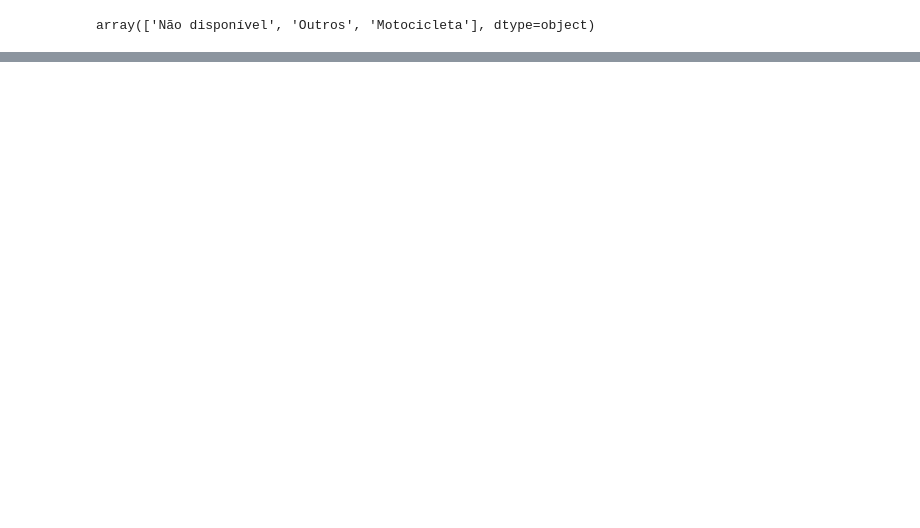
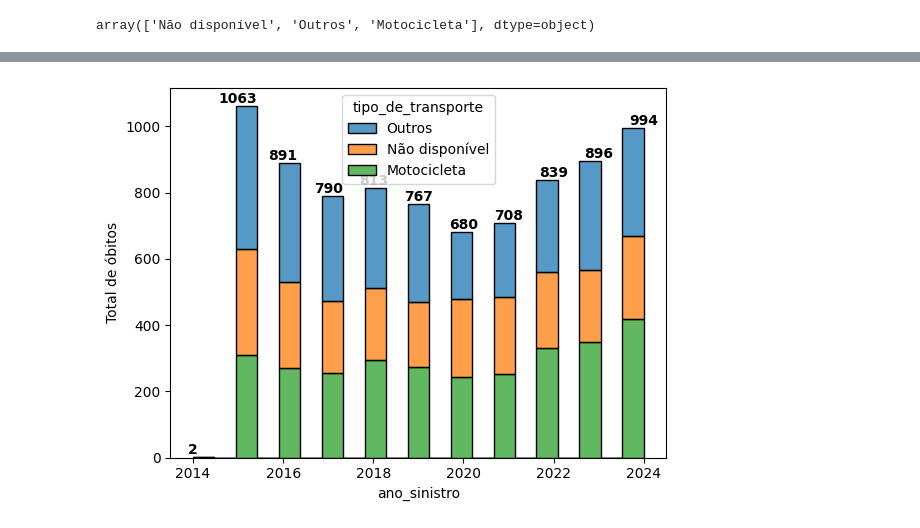
Before and after one commit to ml-pucciarelli/papers-code, a Jupyter notebook: insper-faixa-azul/notebook/Analise_dados_tratados.ipynb, the cells around one changed output, grey strips where cells are left out. Saved outputs shown, nothing was run; the diff lists cells and outputs as text; code cells hidden in the pictures; blank space fills up the shorter version.

```diff
--- a/insper-faixa-azul/notebook/Analise_dados_tratados.ipynb
+++ b/insper-faixa-azul/notebook/Analise_dados_tratados.ipynb
@@ -81,0 +125,17 @@ plt.show()
+# %%
+df_obitos_msp = df_sinistros.query("tipo_registro == 'SINISTRO FATAL' and municipio == 'SAO PAULO' and ano_sinistro < 2025")
+
+# Create plot
+ax = sns.histplot(data=df_obitos_msp, x='ano_sinistro', hue='tipo_de_transporte', multiple='stack')
+
+# Get totals per year
+totals = df_obitos_msp.groupby('ano_sinistro').size()
+
+# Add text above each year
+for year, total in totals.items():
+    ax.text(year, total, f'{total}', ha="center", va="bottom", fontweight='bold')
+
+plt.ylabel('Total de óbitos')
+plt.show()
+# %% [output]
+[figure, added]
```
Also changed, not shown: parts of 13 cells of this notebook, 2 other files.
